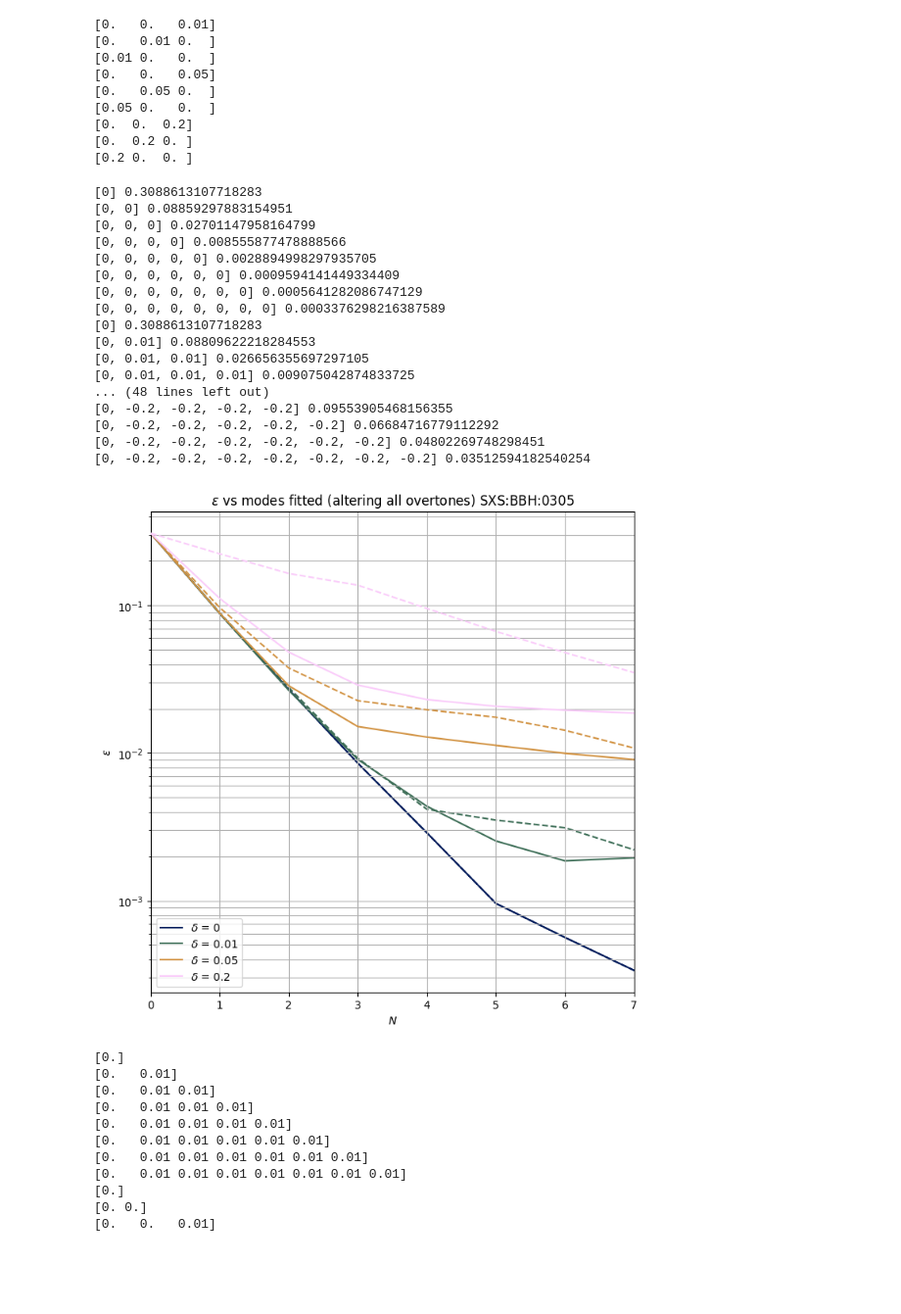
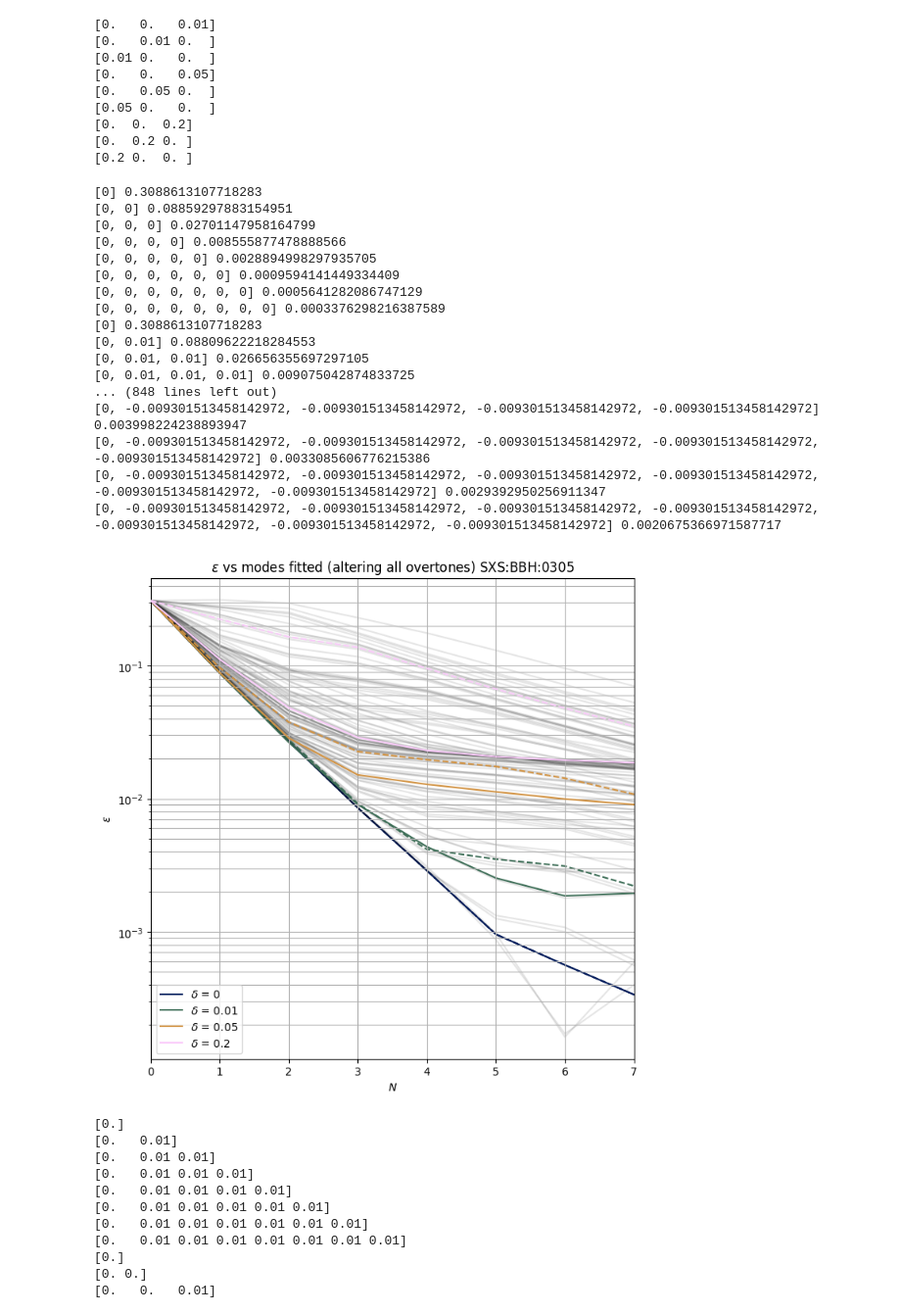
Before and after one commit to Stufffffs/qnmovertoneplots, a Jupyter notebook: overtonedelta.ipynb, the cells around one changed output. Shown at 98% size. Drawn from its saved outputs; the diff is of its cells as text; code cells hidden in the pictures; blank space fills up the shorter version.

Commit message:
Added eps offset vs delta plots

```diff
--- a/overtonedelta.ipynb
+++ b/overtonedelta.ipynb
@@ -169,6 +169,8 @@ for i in range(k):
 [0.  0.2 0. ]
 [0.2 0.  0. ]
 # %%
+np.random.seed(498752748)
+
 for (sim,ind) in zip(sims,ids):
     fig, ax = plt.subplots(figsize=(8,8))
     d = [0,0.01,0.05,0.20]
@@ -222,39 +224,66 @@ for (sim,ind) in zip(sims,ids):
                         deltas=deltas
                     )
             print(deltas,eps[0])
             epsilons.append(eps[0])
 
         ax.plot(N,epsilons,linestyle='--',color=colors[i],zorder=i)
 
 
+    # Plot the gaussian case
+    for x in range(100):
+        d = [np.random.normal(0,0.2)]
+        # Plot the -delta case
+        for i,delta in enumerate(d):
+            epsilons = []
+            for k in range(1,9):
+                #zeros = np.zeros(k)
+                #zeros[-1] = delta
+                #deltas = zeros
+                deltas = [-delta]*k
+                deltas[0] = 0
+                modes = [(2,2,n,1) for n in range(k)]
+                eps = qnmfits.calculate_epsilon_delta(
+                            sim.times,
+                            sim.h[2,2],
+                            modes,
+                            Mf=sim.Mf,
+                            chif=sim.chif_mag,
+                            t0=0,
+                            deltas=deltas
+                        )
+                print(deltas,eps[0])
+                epsilons.append(eps[0])
+            ax.plot(np.arange(k),epsilons,color='black',alpha=0.1,zorder=i)
+
+
 
     ax.grid(which='both')
     ax.set_title(r'$\epsilon$ vs modes fitted (altering all overtones)' + ' SXS:BBH:' + f'{ind:04}')
     ax.set_xlabel(r'$N$')
     ax.set_ylabel(r'$\epsilon$')
     ax.legend(loc='lower left')#,ncol=2)
     ax.set_xlim(0,7)
     #ax.set_ylim(-1,1)
     ax.set_yscale('log')
 # %% [output]
 [0] 0.3088613107718283
 [0, 0] 0.08859297883154951
 [0, 0, 0] 0.02701147958164799
 [0, 0, 0, 0] 0.008555877478888566
 [0, 0, 0, 0, 0] 0.0028894998297935705
 [0, 0, 0, 0, 0, 0] 0.0009594141449334409
 [0, 0, 0, 0, 0, 0, 0] 0.0005641282086747129
 [0, 0, 0, 0, 0, 0, 0, 0] 0.0003376298216387589
 [0] 0.3088613107718283
 [0, 0.01] 0.08809622218284553
 [0, 0.01, 0.01] 0.026656355697297105
 [0, 0.01, 0.01, 0.01] 0.009075042874833725
-... (48 lines left out)
-[0, -0.2, -0.2, -0.2, -0.2] 0.09553905468156355
-[0, -0.2, -0.2, -0.2, -0.2, -0.2] 0.06684716779112292
-[0, -0.2, -0.2, -0.2, -0.2, -0.2, -0.2] 0.04802269748298451
-[0, -0.2, -0.2, -0.2, -0.2, -0.2, -0.2, -0.2] 0.03512594182540254
+... (848 lines left out)
+[0, -0.009301513458142972, -0.009301513458142972, -0.009301513458142972, -0.009301513458142972] 0.003998224238893947
+[0, -0.009301513458142972, -0.009301513458142972, -0.009301513458142972, -0.009301513458142972, -0.009301513458142972] 0.0033085606776215386
+[0, -0.009301513458142972, -0.009301513458142972, -0.009301513458142972, -0.009301513458142972, -0.009301513458142972, -0.009301513458142972] 0.0029392950256911347
+[0, -0.009301513458142972, -0.009301513458142972, -0.009301513458142972, -0.009301513458142972, -0.009301513458142972, -0.009301513458142972, -0.009301513458142972] 0.0020675366971587717
-[figure, old version]
+[figure, new version]
 # %%
 
 fig, ax = plt.subplots(figsize=(12,12))
```
Also changed, not shown: parts of 8 cells of this notebook, 1 other file.
